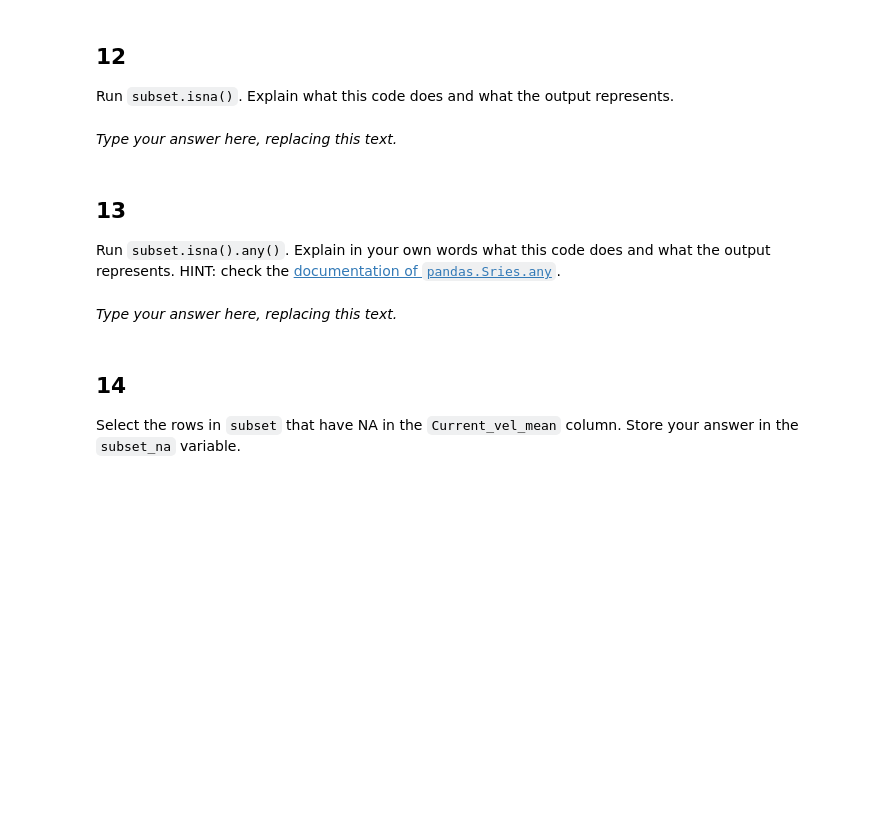
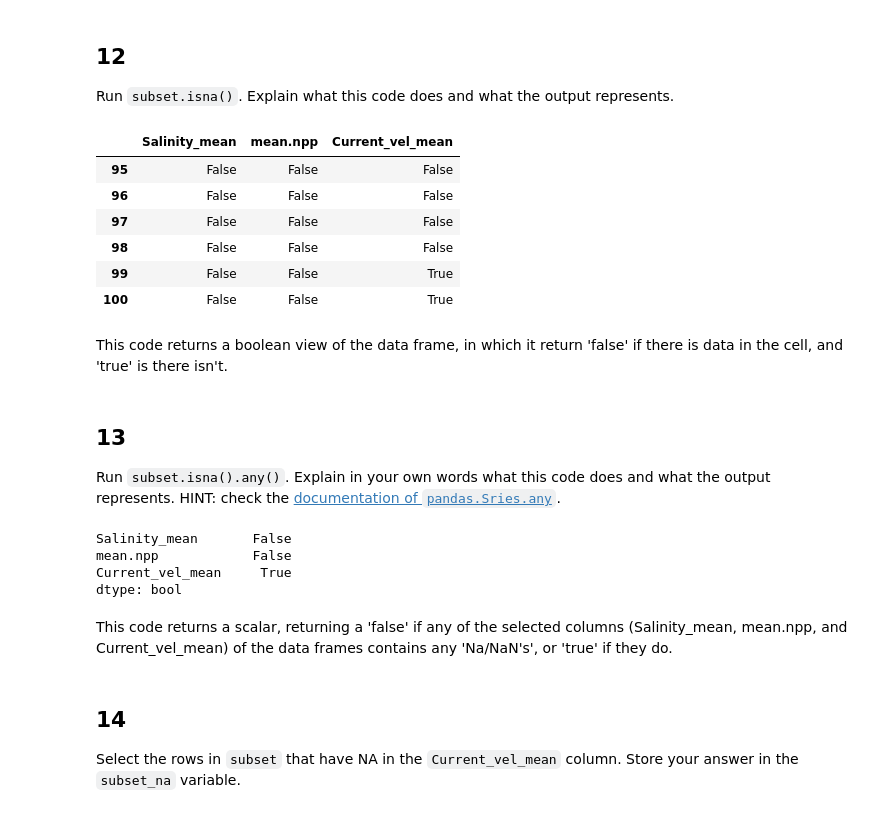
Before and after one commit to nmoraescommit/eds220-hwk1, a Jupyter notebook: hwk1-task2-corals.ipynb, the cells around one changed output. Cells and saved outputs as stored; diff of their text form; code cells hidden in the pictures; blank space fills up the shorter version.

```diff
--- a/hwk1-task2-corals.ipynb
+++ b/hwk1-task2-corals.ipynb
@@ -358,3 +356,5 @@ subset = ...
+# %%
+subset = coral_div.iloc[95:101,[16,19,27]]
 # %%
 # View the dataframe
 subset
@@ -364,8 +372,19 @@ subset
 ## 12
 
 Run `subset.isna()`. Explain what this code does and what the output represents.
-# %% [markdown]
-_Type your answer here, replacing this text._
+# %%
+# View `subset.isna()`
+subset.isna()
+# %% [output]
+|  | Salinity_mean | mean.npp | Current_vel_mean |
+| 95 | False | False | False |
+| 96 | False | False | False |
+| 97 | False | False | False |
+| 98 | False | False | False |
+| 99 | False | False | True |
+| 100 | False | False | True |
+# %% [markdown]
+This code returns a boolean view of the data frame, in which it return 'false' if there is data in the cell, and 'true' is there isn't.
 # %% [markdown]
 <!-- END QUESTION -->
 
@@ -373,8 +392,16 @@ _Type your answer here, replacing this text._
 
 ## 13
 Run `subset.isna().any()`. Explain in your own words what this code does and what the output represents. HINT: check the [documentation of `pandas.Sries.any`](https://pandas.pydata.org/docs/reference/api/pandas.Series.any.html).
-# %% [markdown]
-_Type your answer here, replacing this text._
+# %%
+# View `subset.isna().any()`
+subset.isna().any()
+# %% [output]
+Salinity_mean       False
+mean.npp            False
+Current_vel_mean     True
+dtype: bool
+# %% [markdown]
+This code returns a scalar, returning a 'false' if any of the selected columns (Salinity_mean, mean.npp, and Current_vel_mean) of the data frames contains any 'Na/NaN's', or 'true' if they do.
 # %% [markdown]
 <!-- END QUESTION -->
 
```
Also changed, not shown: parts of 5 cells of this notebook.
